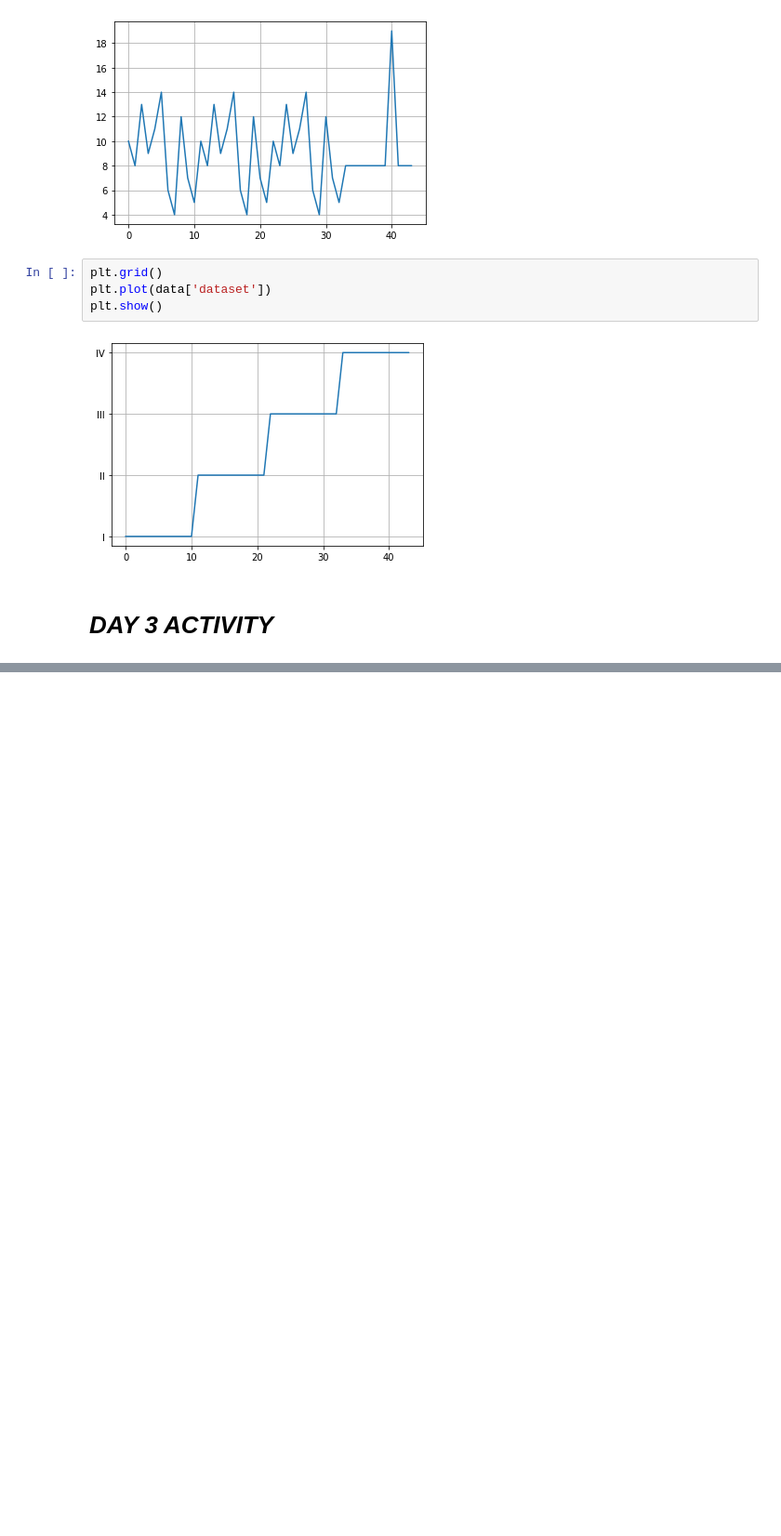
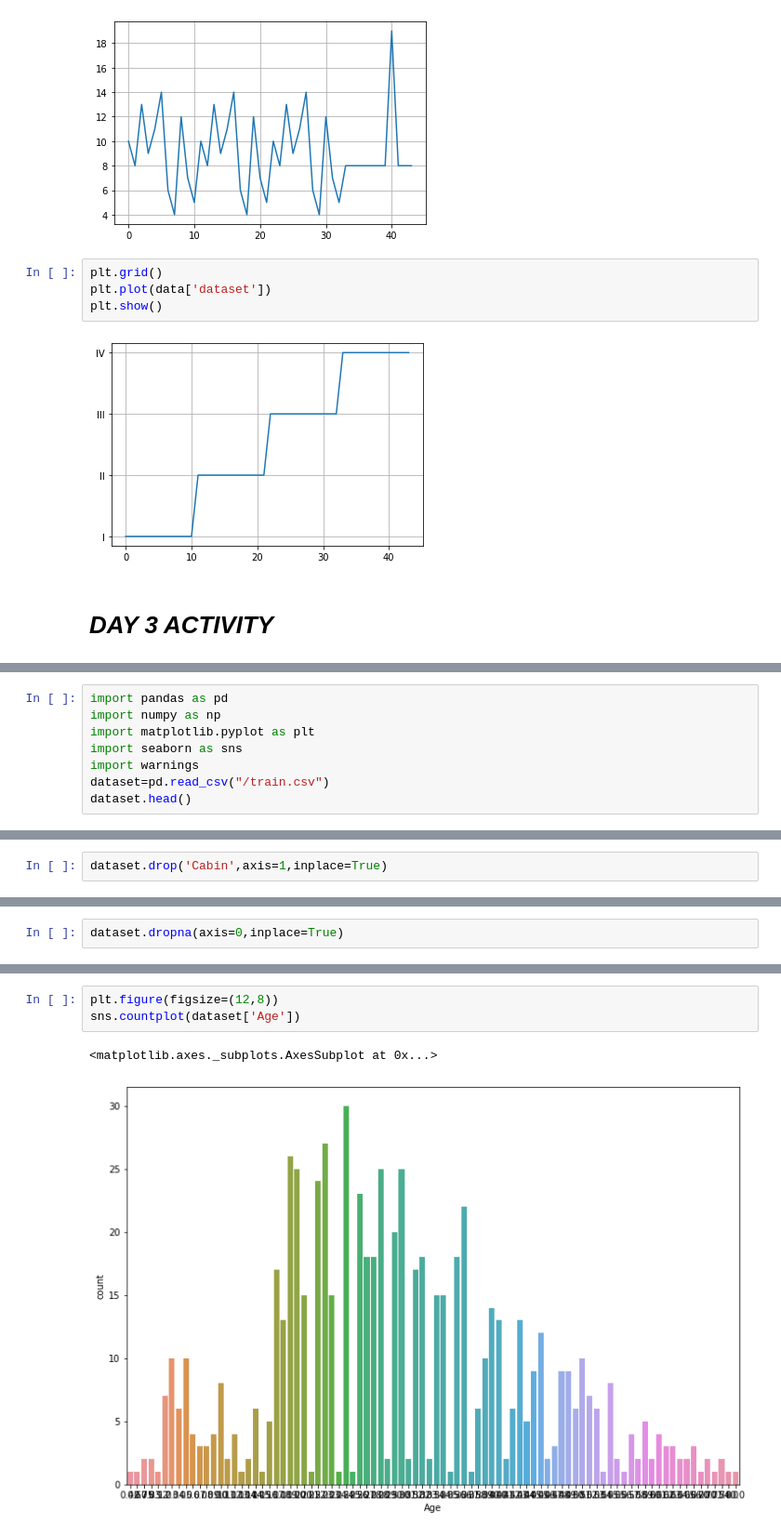
Before and after one commit to Karthikeya-S/day1, a Jupyter notebook: day1_.ipynb, the cells around one changed output, grey strips where cells are left out. Shown at 93% size. Saved outputs shown, nothing was run; the diff lists cells and outputs as text; blank space fills up the shorter version.

```diff
--- a/day1_.ipynb
+++ b/day1_.ipynb
@@ -125,3 +125,11 @@ dataset.head()
 | 2 | 3 | 1 | 3 | Heikkinen, Miss. Laina | female | 26.0 | 0 | 0 | STON/O2. 3101282 | 7.9250 | ... |
 | 3 | 4 | 1 | 1 | Futrelle, Mrs. Jacques Heath (Lil... | female | 35.0 | 1 | 0 | 113803 | 53.1000 | ... |
 | 4 | 5 | 0 | 3 | Allen, Mr. William Henry | male | 35.0 | 0 | 0 | 373450 | 8.0500 | ... |
+# %%
+import pandas as pd
+import numpy as np
+import matplotlib.pyplot as plt
+import seaborn as sns
+import warnings
+dataset=pd.read_csv("/train.csv")
+dataset.head()
@@ -127,0 +192,2 @@ dataset.head()
+# %%
+dataset.drop('Cabin',axis=1,inplace=True)
@@ -127,0 +203,2 @@ dataset.head()
+# %%
+dataset.dropna(axis=0,inplace=True)
@@ -127,0 +254,6 @@ dataset.head()
+# %%
+plt.figure(figsize=(12,8))
+sns.countplot(dataset['Age'])
+# %% [output]
+<matplotlib.axes._subplots.AxesSubplot at 0x...>
+[figure, added]
```
Also changed, not shown: parts of 10 cells of this notebook.
